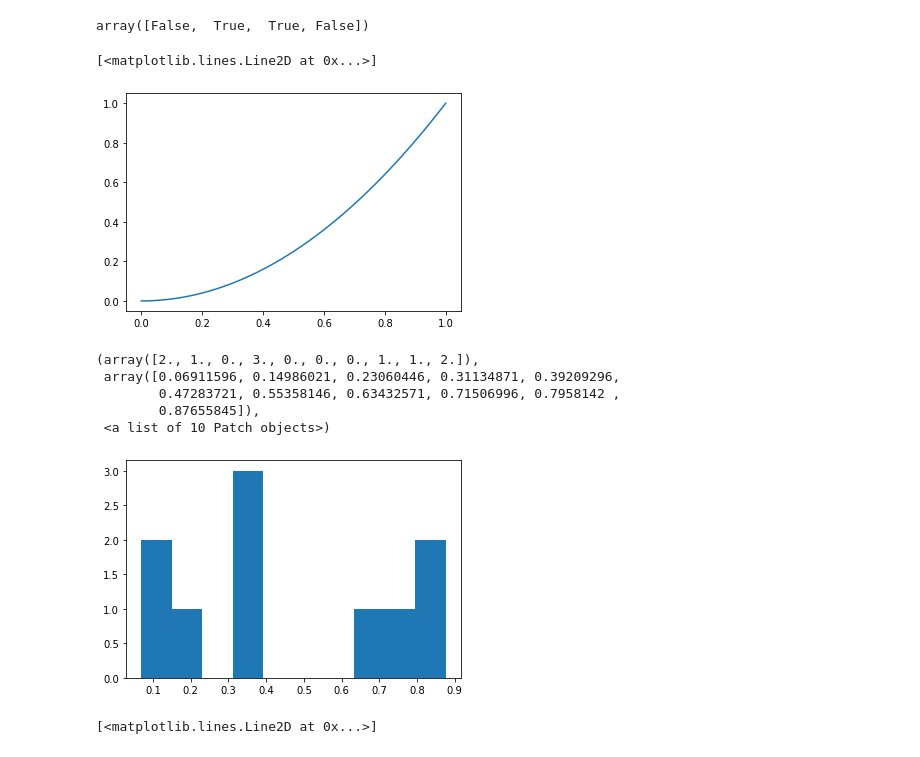
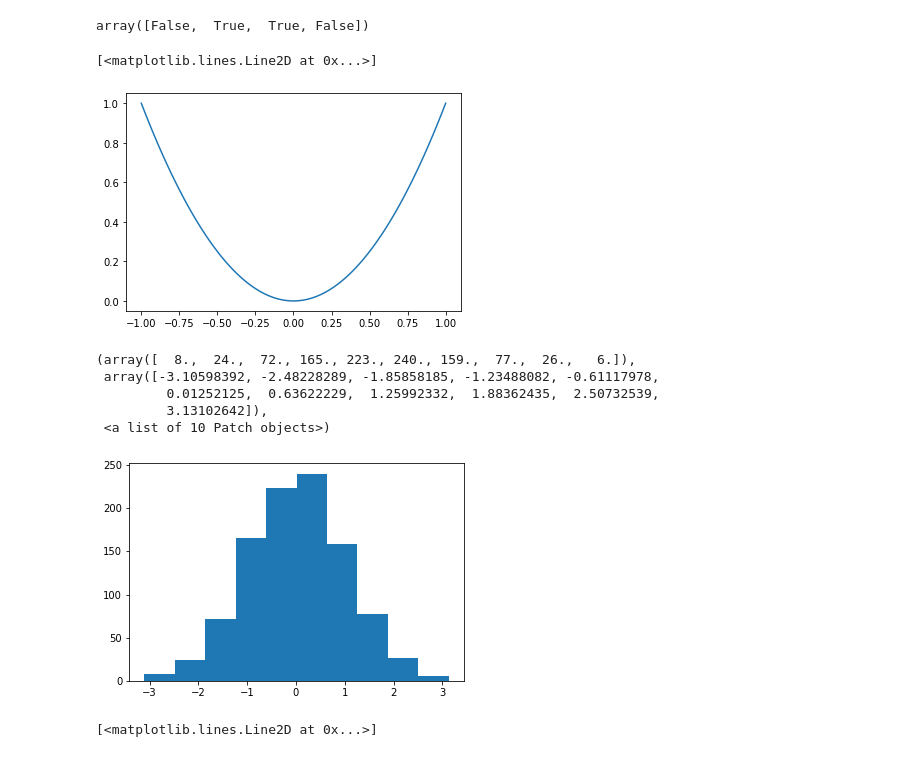
Before and after one commit to voidmain443/data_sci, a Jupyter notebook: numpy_and_pandas_and_matplt.ipynb, the cells around one changed output. Cells and saved outputs as stored; diff of their text form; code cells hidden in the pictures.

```diff
--- a/numpy_and_pandas_and_matplt.ipynb
+++ b/numpy_and_pandas_and_matplt.ipynb
@@ -15,6 +17,6 @@ a1 =np.array([3,5,7,3])
 a2= np.zeros(10)
 a3 = np.ones(10)
 a4 = np.random.random(10) #0 ~1
-a5 = np.random.randn(10)# gausian normal distribution 0 1
+a5 = np.random.randn(1000)# gausian normal distribution 0 1
 a6 = np.linspace(0,10,100) #equaly space up
 a7 = np.arange(0,10,0.82) #0.82 is the space
@@ -33,21 +40,21 @@ a1>4
 # %% [output]
 array([False,  True,  True, False])
 # %%
-x = np.linspace(0,1,100)
+x = np.linspace(-1,1,100)
 y = x**2
 plt.plot(x,y)
 # %% [output]
 [<matplotlib.lines.Line2D at 0x...>]
-[figure, old version]
+[figure, new version]
 # %%
-plt.hist(a4)
+plt.hist(a5)
 # %% [output]
-(array([2., 1., 0., 3., 0., 0., 0., 1., 1., 2.]),
- array([0.06911596, 0.14986021, 0.23060446, 0.31134871, 0.39209296,
-        0.47283721, 0.55358146, 0.63432571, 0.71506996, 0.7958142 ,
-        0.87655845]),
+(array([  8.,  24.,  72., 165., 223., 240., 159.,  77.,  26.,   6.]),
+ array([-3.10598392, -2.48228289, -1.85858185, -1.23488082, -0.61117978,
+         0.01252125,  0.63622229,  1.25992332,  1.88362435,  2.50732539,
+         3.13102642]),
  <a list of 10 Patch objects>)
-[figure, old version]
+[figure, new version]
 # %%
 def f(x):
   return x**2 * np.sin(x) / np.exp(-x)
```
Also changed, not shown: parts of 8 cells of this notebook.
